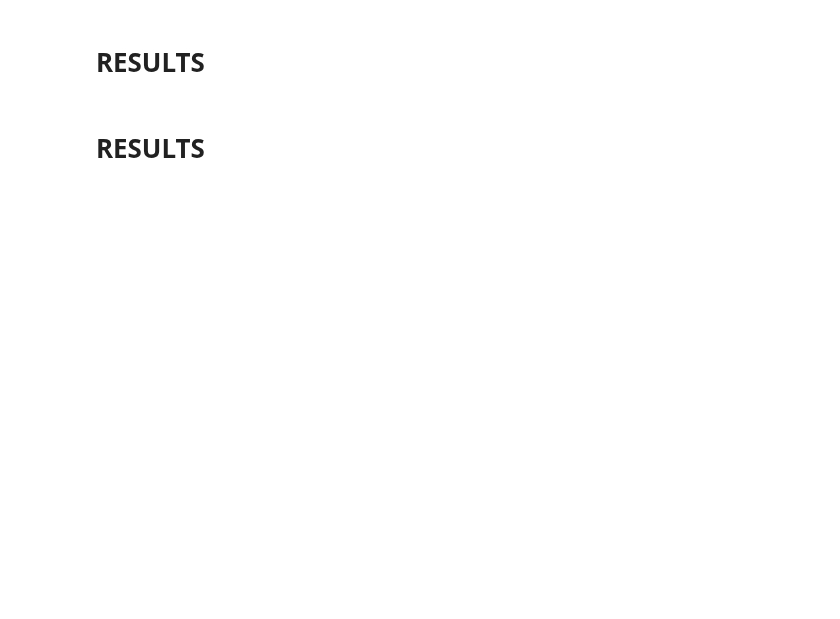
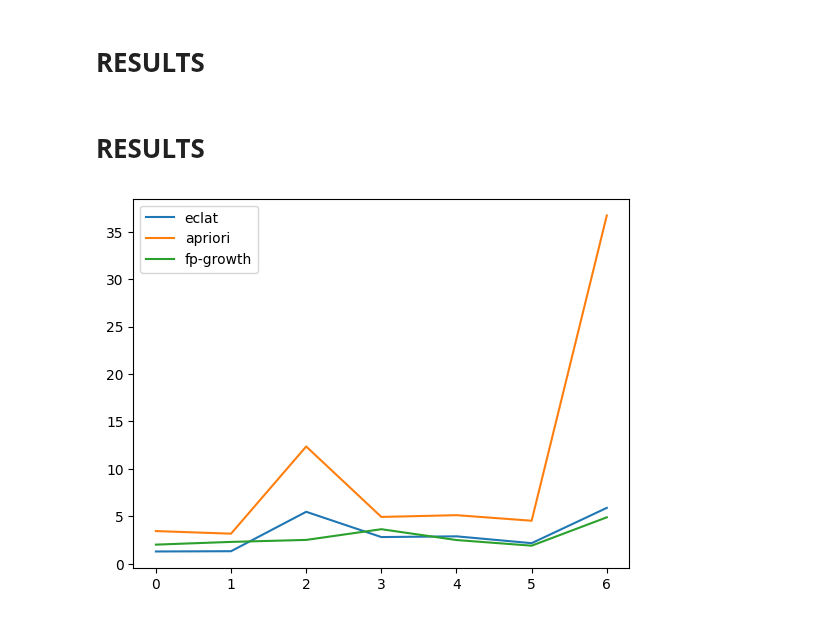
Before and after one commit to NicoloAvesani/Finding-Frequent-Itemsets-, a Jupyter notebook: that's_good_OK_APRIORI,_FP_GROWTH_and_ECLAT.ipynb, the cells around one changed output. Drawn from its saved outputs; the diff is of its cells as text; code cells hidden in the pictures; blank space fills up the shorter version.

```diff
--- a/that's_good_OK_APRIORI,_FP_GROWTH_and_ECLAT.ipynb
+++ b/that's_good_OK_APRIORI,_FP_GROWTH_and_ECLAT.ipynb
@@ -1007,3 +926,13 @@ plt.plot(runtime_fpgrowth_density)
 # RESULTS
 # %% [markdown]
 # RESULTS
+# %%
+#density
+
+plt.plot(runtime_eclat_density, label='eclat')
+plt.plot(runtime_apriori_density, label='apriori')
+plt.plot(runtime_fpgrowth_density, label='fp-growth')
+plt.legend()
+plt.show()
+# %% [output]
+[figure, added]
```
Also changed, not shown: parts of 17 cells of this notebook.
